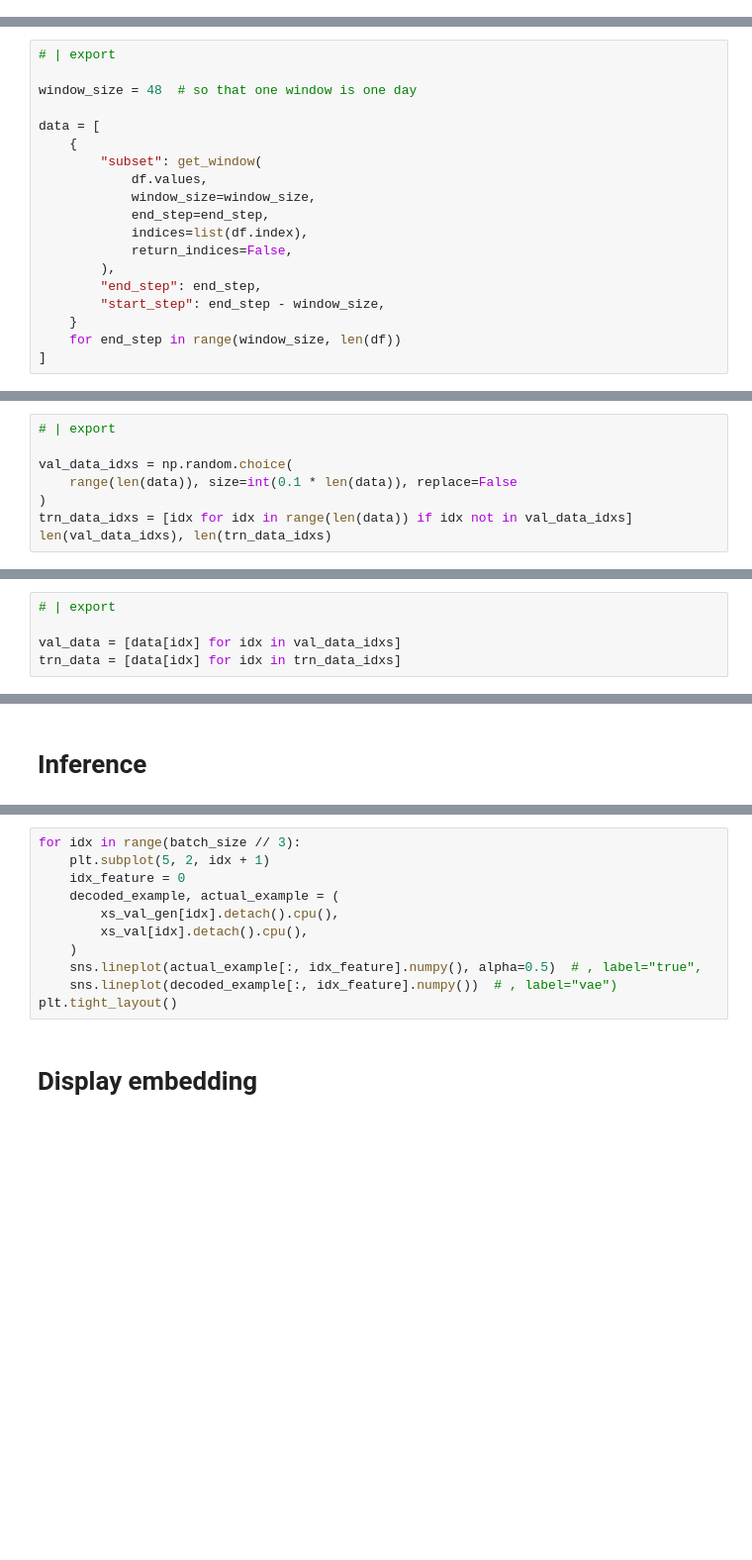
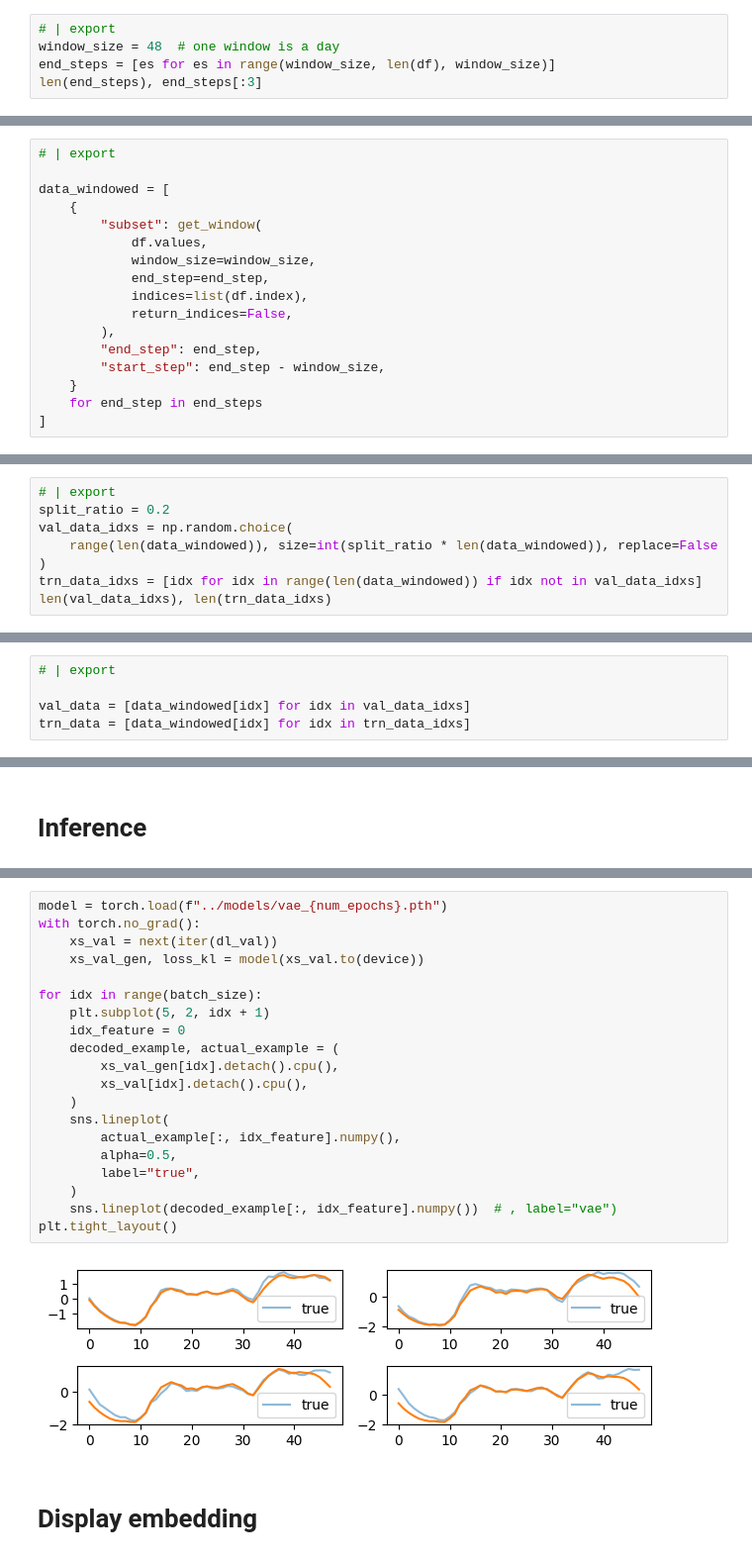
Before and after one commit to thatgeeman/ts_vae-lstm, a Jupyter notebook: nbs/01_vae.ipynb, the cells around one changed output, grey strips where cells are left out. Shown at 99% size. Drawn from its saved outputs; the diff is of its cells as text; blank space fills up the shorter version.

```diff
--- a/nbs/01_vae.ipynb
+++ b/nbs/01_vae.ipynb
@@ -56,0 +134,5 @@ df
+# %%
+# | export
+window_size = 48  # one window is a day
+end_steps = [es for es in range(window_size, len(df), window_size)]
+len(end_steps), end_steps[:3]
@@ -57,9 +141,7 @@ df
 # %%
 # | export
 
-window_size = 48  # so that one window is one day
-
-data = [
+data_windowed = [
     {
         "subset": get_window(
             df.values,
@@ -71,7 +153,7 @@ data = [
         "end_step": end_step,
         "start_step": end_step - window_size,
     }
-    for end_step in range(window_size, len(df))
+    for end_step in end_steps
 ]
 # %%
 # Number of datapoints
@@ -80,9 +164,9 @@ len(df) - window_size
 Preseve 10% of the dataset from this for validation set.
 # %%
 # | export
-
+split_ratio = 0.2
 val_data_idxs = np.random.choice(
-    range(len(data)), size=int(0.1 * len(data)), replace=False
+    range(len(data_windowed)), size=int(split_ratio * len(data_windowed)), replace=False
 )
-trn_data_idxs = [idx for idx in range(len(data)) if idx not in val_data_idxs]
+trn_data_idxs = [idx for idx in range(len(data_windowed)) if idx not in val_data_idxs]
 len(val_data_idxs), len(trn_data_idxs)
@@ -97,8 +183,8 @@ from sklearn.metrics import roc_auc_score, accuracy_score
 # %%
 # | export
 
-val_data = [data[idx] for idx in val_data_idxs]
-trn_data = [data[idx] for idx in trn_data_idxs]
+val_data = [data_windowed[idx] for idx in val_data_idxs]
+trn_data = [data_windowed[idx] for idx in trn_data_idxs]
 # %% [markdown]
 Calculate stats over training data.
 # %%
@@ -659,14 +850,25 @@ with torch.no_grad():
 # %%
-for idx in range(batch_size // 3):
+model = torch.load(f"../models/vae_{num_epochs}.pth")
+with torch.no_grad():
+    xs_val = next(iter(dl_val))
+    xs_val_gen, loss_kl = model(xs_val.to(device))
+
+for idx in range(batch_size):
     plt.subplot(5, 2, idx + 1)
     idx_feature = 0
     decoded_example, actual_example = (
         xs_val_gen[idx].detach().cpu(),
         xs_val[idx].detach().cpu(),
     )
-    sns.lineplot(actual_example[:, idx_feature].numpy(), alpha=0.5)  # , label="true",
+    sns.lineplot(
+        actual_example[:, idx_feature].numpy(),
+        alpha=0.5,
+        label="true",
+    )
     sns.lineplot(decoded_example[:, idx_feature].numpy())  # , label="vae")
 plt.tight_layout()
+# %% [output]
+[figure, added]
 # %% [markdown]
 # Display embedding
 # %%
```
Also changed, not shown: parts of 52 cells of this notebook, 6 other files.
